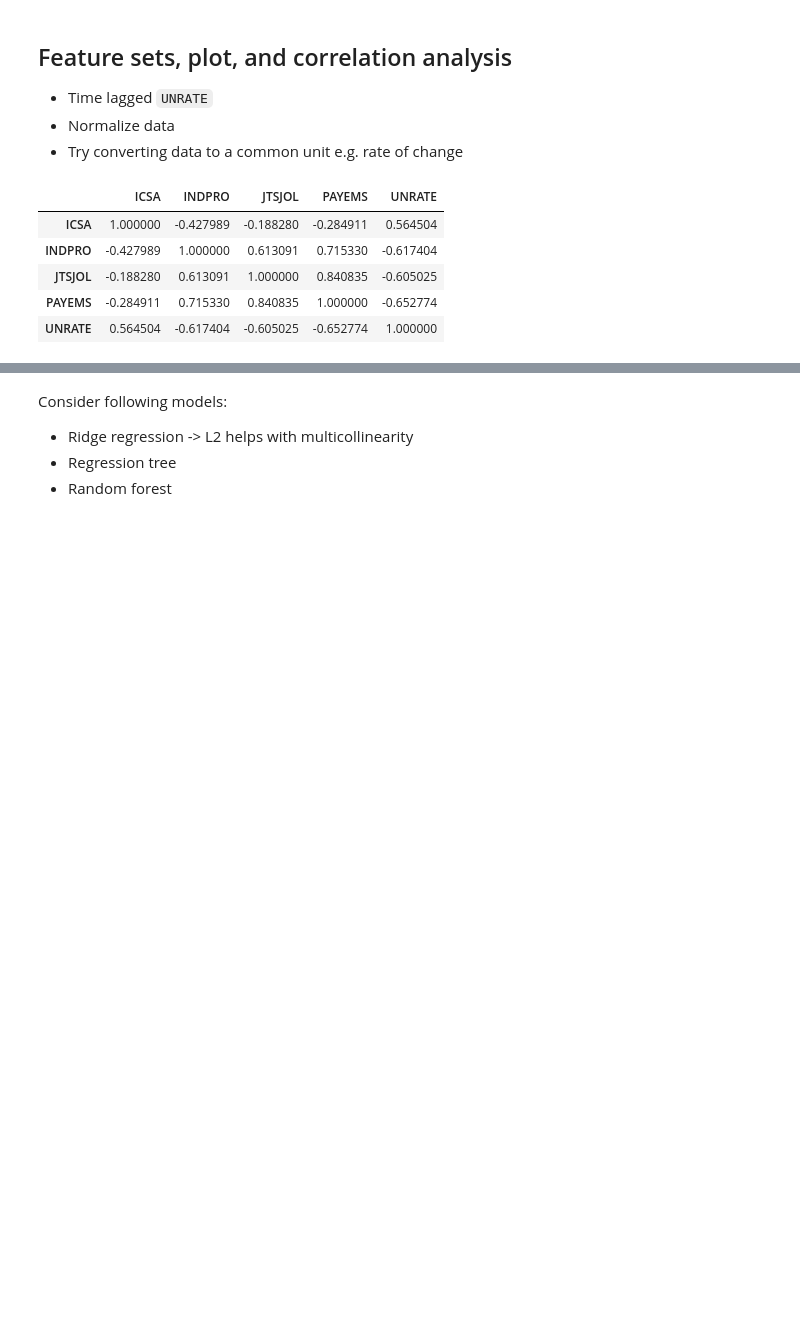
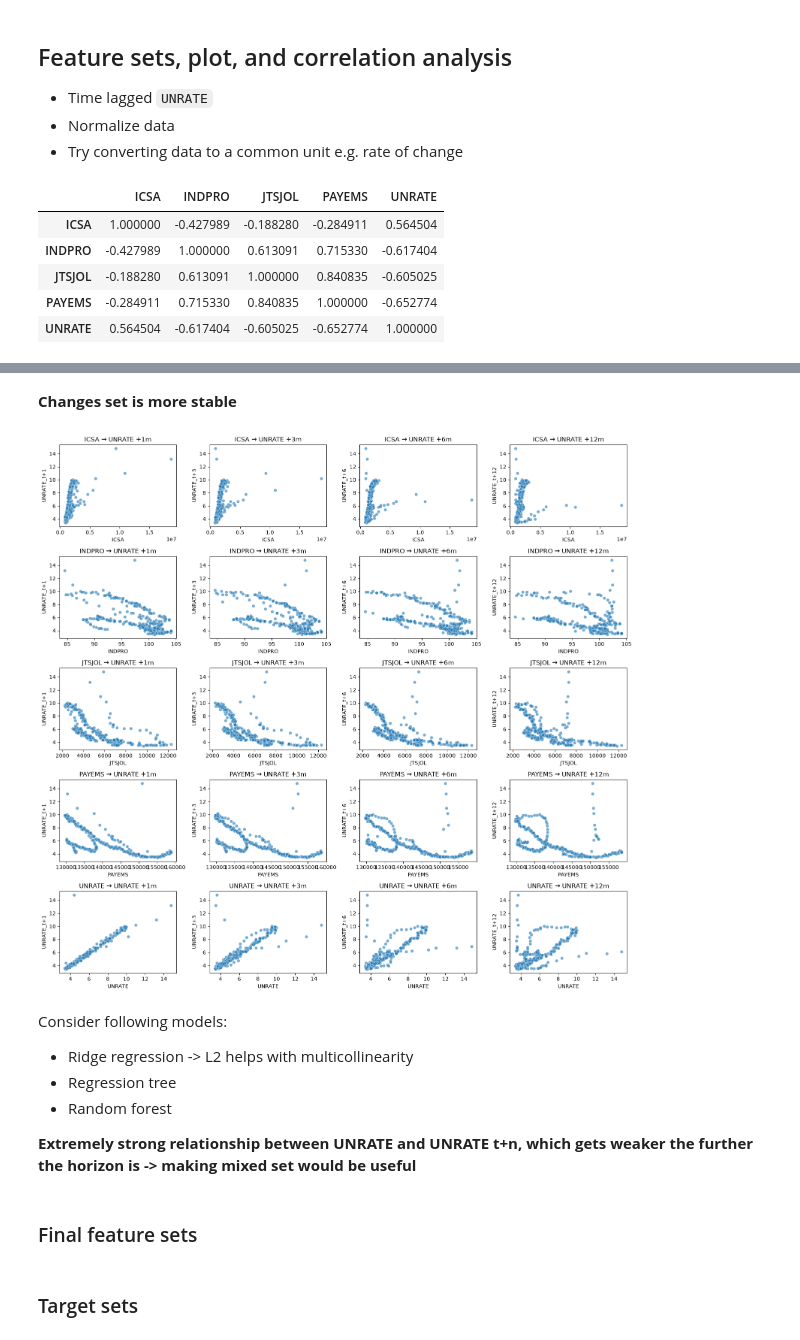
Before and after one commit to mx-lnk/us-unemployment-forecasting-pipeline, a Jupyter notebook: notebooks/feature_engineering.ipynb, the cells around one changed output, grey strips where cells are left out. Drawn from its saved outputs; the diff is of its cells as text; code cells hidden in the pictures; blank space fills up the shorter version.

```diff
--- a/notebooks/feature_engineering.ipynb
+++ b/notebooks/feature_engineering.ipynb
@@ -103,0 +122,18 @@ df_imputed[features].corr()
+# %%
+time_frames = [1, 3, 6, 12]
+
+df_features = df_imputed.copy()
+
+# first four features as pct change
+for feature in features[0:4]:
+    df_features[f"{feature}_pct_change"] = df_features[feature].pct_change()
+
+# change in UNRATE
+df_features["UNRATE_change"] = df_features["UNRATE"].diff()
+
+# future UNRATE targets
+for t in time_frames:
+    df_features[f"UNRATE_t+{t}"] = df_features["UNRATE"].shift(-t)
+    df_features[f"UNRATE_t+{t}_change"] = df_features[f"UNRATE_t+{t}"]-df_features["UNRATE"]
+
+df_features
@@ -104,5 +196,34 @@ df_imputed[features].corr()
+# %% [markdown]
+**Changes set is more stable**
+# %%
+fig, axes = plt.subplots(
+    len(features),
+    len(time_frames),
+    figsize=(16, 15)
+)
+
+for i, feature in enumerate(features):
+    for j, t in enumerate(time_frames):
+        sns.scatterplot(
+            data=df_features,
+            x=feature,
+            y=f"UNRATE_t+{t}",
+            ax=axes[i, j],
+            alpha=0.6
+        )
+
+        axes[i, j].set_title(f"{feature} → UNRATE +{t}m")
+
+plt.tight_layout()
+plt.show()
+# %% [output]
+[figure, added]
 # %% [markdown]
 Consider following models:
 - Ridge regression -> L2 helps with multicollinearity
 - Regression tree
 - Random forest
+
+**Extremely strong relationship between UNRATE and UNRATE t+n, which gets weaker the further the horizon is -> making mixed set would be useful**
+# %% [markdown]
+### Final feature sets
@@ -108,0 +236,2 @@ Consider following models:
+# %% [markdown]
+### Target sets
```
Also changed, not shown: parts of 9 cells of this notebook, 4 other files.
